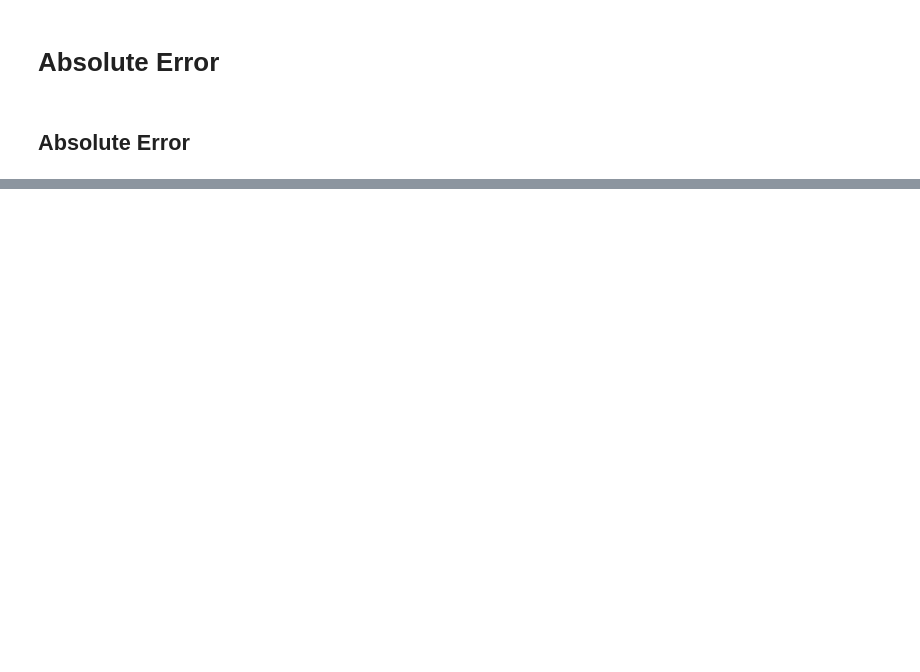
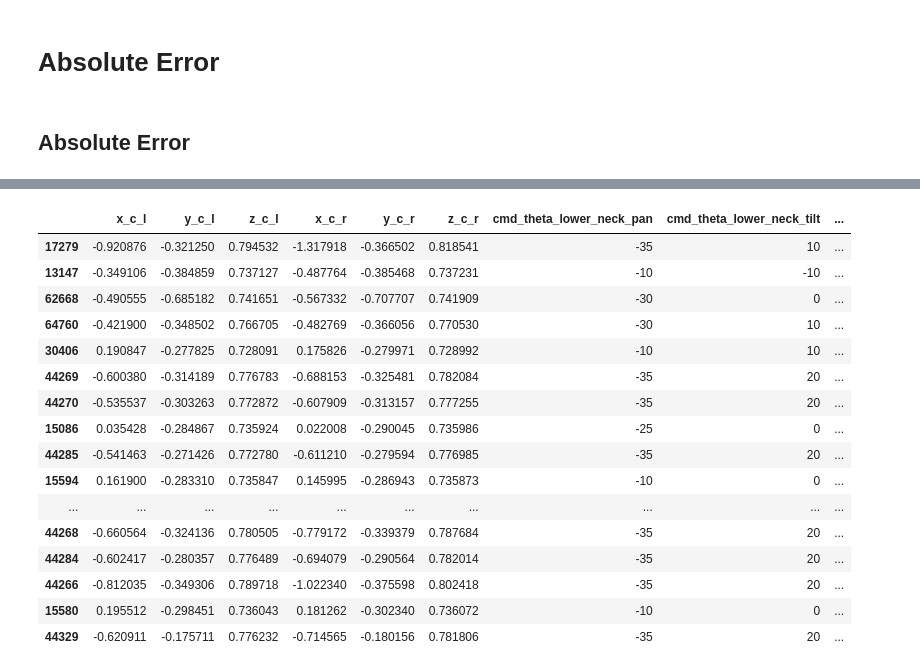
Before and after one commit to jpmnieles/grace_dl, a Jupyter notebook: notebooks/240929_Optimization_Evaluation.ipynb, the cells around one changed output, grey strips where cells are left out. Saved outputs shown, nothing was run; the diff lists cells and outputs as text; code cells hidden in the pictures; blank space fills up the shorter version.

```diff
--- a/notebooks/240929_Optimization_Evaluation.ipynb
+++ b/notebooks/240929_Optimization_Evaluation.ipynb
@@ -378,0 +379,31 @@ plt.show()
+# %%
+# Total Absolute Error
+
+temp_df['l_total_abs_err'] = (np.abs(temp_df['err_l_rvec_0']) + np.abs(temp_df['err_l_rvec_1']) + np.abs(temp_df['err_l_rvec_2'])
+                           + np.abs(temp_df['err_l_tvec_0']) + np.abs(temp_df['err_l_tvec_1']) + np.abs(temp_df['err_l_tvec_2']))
+temp_df['r_total_abs_err'] = (np.abs(temp_df['err_r_rvec_0']) + np.abs(temp_df['err_r_rvec_1']) + np.abs(temp_df['err_r_rvec_2'])
+                           + np.abs(temp_df['err_r_tvec_0']) + np.abs(temp_df['err_r_tvec_1']) + np.abs(temp_df['err_r_tvec_2']))
+# %%
+# Sort Based on Max Error (Descending)
+
+pd.set_option('display.max_columns', None)
+sorted_df = temp_df.sort_values(by='l_total_abs_err', ascending=False)
+sorted_df[:20]
+# %% [output]
+|  | x_c_l | y_c_l | z_c_l | x_c_r | y_c_r | z_c_r | cmd_theta_lower_neck_pan | cmd_theta_lower_neck_tilt | ... |
+| 17279 | -0.920876 | -0.321250 | 0.794532 | -1.317918 | -0.366502 | 0.818541 | -35 | 10 | ... |
+| 13147 | -0.349106 | -0.384859 | 0.737127 | -0.487764 | -0.385468 | 0.737231 | -10 | -10 | ... |
+| 62668 | -0.490555 | -0.685182 | 0.741651 | -0.567332 | -0.707707 | 0.741909 | -30 | 0 | ... |
+| 64760 | -0.421900 | -0.348502 | 0.766705 | -0.482769 | -0.366056 | 0.770530 | -30 | 10 | ... |
+| 30406 | 0.190847 | -0.277825 | 0.728091 | 0.175826 | -0.279971 | 0.728992 | -10 | 10 | ... |
+| 44269 | -0.600380 | -0.314189 | 0.776783 | -0.688153 | -0.325481 | 0.782084 | -35 | 20 | ... |
+| 44270 | -0.535537 | -0.303263 | 0.772872 | -0.607909 | -0.313157 | 0.777255 | -35 | 20 | ... |
+| 15086 | 0.035428 | -0.284867 | 0.735924 | 0.022008 | -0.290045 | 0.735986 | -25 | 0 | ... |
+| 44285 | -0.541463 | -0.271426 | 0.772780 | -0.611210 | -0.279594 | 0.776985 | -35 | 20 | ... |
+| 15594 | 0.161900 | -0.283310 | 0.735847 | 0.145995 | -0.286943 | 0.735873 | -10 | 0 | ... |
+| ... | ... | ... | ... | ... | ... | ... | ... | ... | ... |
+| 44268 | -0.660564 | -0.324136 | 0.780505 | -0.779172 | -0.339379 | 0.787684 | -35 | 20 | ... |
+| 44284 | -0.602417 | -0.280357 | 0.776489 | -0.694079 | -0.290564 | 0.782014 | -35 | 20 | ... |
+| 44266 | -0.812035 | -0.349306 | 0.789718 | -1.022340 | -0.375598 | 0.802418 | -35 | 20 | ... |
+| 15580 | 0.195512 | -0.298451 | 0.736043 | 0.181262 | -0.302340 | 0.736072 | -10 | 0 | ... |
+| 44329 | -0.620911 | -0.175711 | 0.776232 | -0.714565 | -0.180156 | 0.781806 | -35 | 20 | ... |
```
Also changed, not shown: parts of 6 cells of this notebook.
